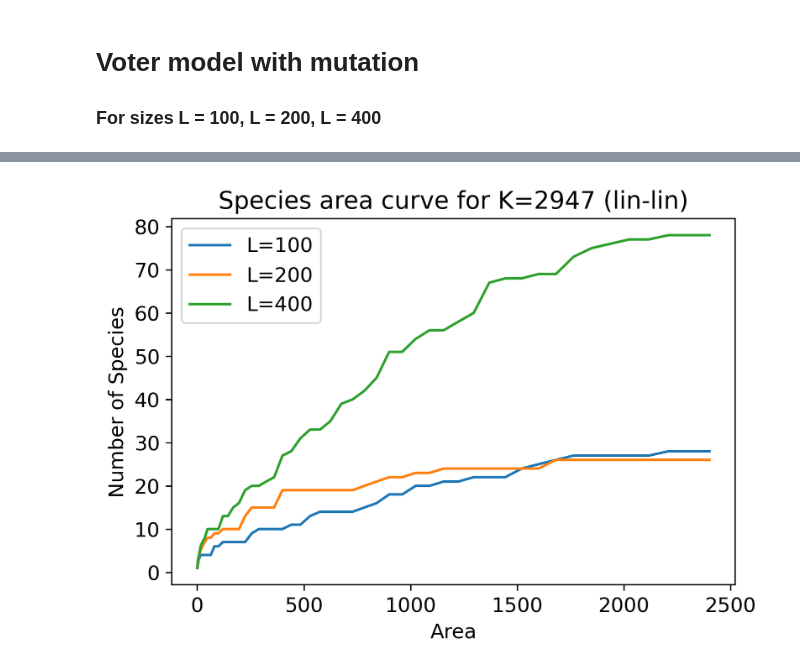
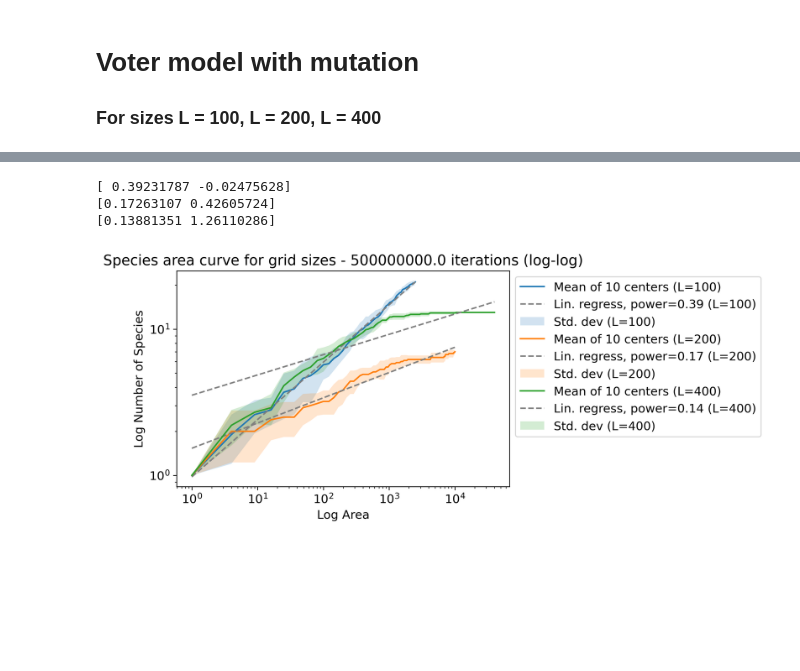
Before and after one commit to jonasargelo/Complex-systems-sim, a Jupyter notebook: run_voter_model_grid_sizes.ipynb, the cells around one changed output, grey strips where cells are left out. Saved outputs shown, nothing was run; the diff lists cells and outputs as text; code cells hidden in the pictures; blank space fills up the shorter version.

```diff
--- a/run_voter_model_grid_sizes.ipynb
+++ b/run_voter_model_grid_sizes.ipynb
@@ -87,8 +100,10 @@ def species_area(center, grid):
 # %%
 # Compute number of species and quantify area
 
-center = 49
+center = list(map(lambda x: x//2, list_L))
 
-species100, areas100 = species_area(center, all_grids[0])
-species200, areas200 = species_area(center, all_grids[1])
-species400, areas400 = species_area(center, all_grids[2])
+dict_species_areas = {}
+
+for i in range(len(all_grids)):
+    species, areas = species_area(center[i], all_grids[i])
+    dict_species_areas[list_L[i]] = {'species': species, 'areas': areas}
@@ -107,12 +110,31 @@ plt.show()
-# %%
-# Plot species-area curve on lin-lin scale
-plt.plot(areas100, species100)
-plt.plot(areas200, species200)
-plt.plot(areas400, species400)
-plt.legend(['L=100', 'L=200', 'L=400'])
-plt.ylabel('Number of Species')
-plt.xlabel('Area')
-plt.title(f'Species area curve for K={K} (lin-lin)')
-plt.show()
-# %% [output]
-[figure, removed]
+# %%
+# Plot species-area curve on log-log scale
+
+for i in range(len(all_grids)):
+    areas, species = sa_curve(all_grids[i])
+
+    spec_std_dev = np.std(species, axis=0)
+    spec_mean = np.mean(species, axis=0)
+
+
+    poly_coeffs = np.polyfit(np.log(areas), np.log(spec_mean), 1)
+    print(poly_coeffs)
+
+    plt.loglog(areas, spec_mean, label=f'Mean of 10 centers (L={list_L[i]})')
+    plt.loglog([areas[0], areas[-1]],
+            np.exp(poly_coeffs[1]) * np.array([areas[0], areas[-1]])**poly_coeffs[0],
+            color='grey',
+            linestyle='dashed',
+            label=f'Lin. regress, power={round(poly_coeffs[0], 2)} (L={list_L[i]})')
+    plt.fill_between(areas, spec_mean-spec_std_dev, spec_mean+spec_std_dev, alpha=0.2, label=f'Std. dev (L={list_L[i]})')
+
+plt.ylabel('Log Number of Species')
+plt.xlabel('Log Area')
+plt.title(f'Species area curve for grid sizes - {n_iters} iterations (log-log)')
+plt.legend(bbox_to_anchor=[1, 1])
+plt.show()
+# %% [output]
+[ 0.39231787 -0.02475628]
+[0.17263107 0.42605724]
+[0.13881351 1.26110286]
+[figure, added]
```
Also changed, not shown: parts of 5 cells of this notebook.
